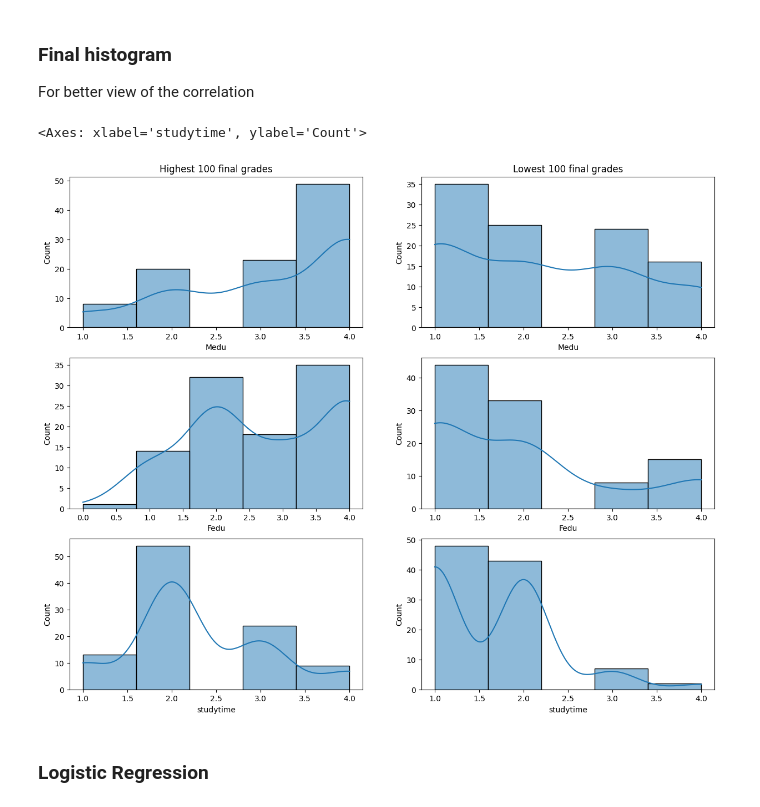
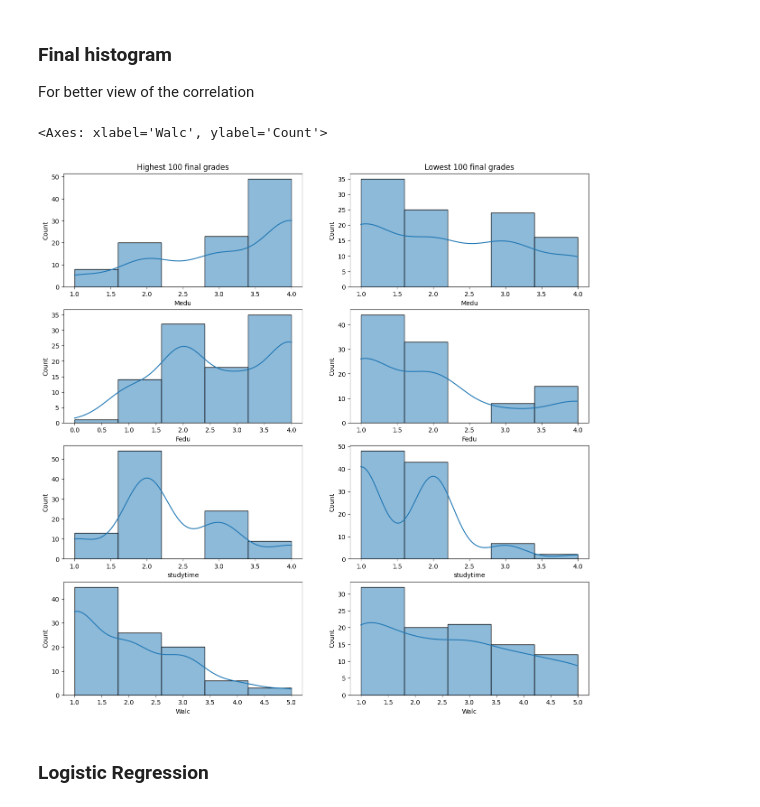
Before and after one commit to VBritis/EDA-StudentPerformance, a Jupyter notebook: EDA.ipynb, the cells around one changed output. Drawn from its saved outputs; the diff is of its cells as text; code cells hidden in the pictures.

```diff
--- a/EDA.ipynb
+++ b/EDA.ipynb
@@ -333,29 +333,35 @@ This plot above have a lot of great informations!
 ### Final histogram
 For better view of the correlation
 # %%
-plt.figure(figsize=(15,12))
-plt.subplot(3,2,1)
+plt.figure(figsize=(15,15))
+plt.subplot(4,2,1)
 plt.title('Highest 100 final grades')
 sns.histplot(df_filteredH.head(100)['Medu'],bins=5,kde=True)
 
-plt.subplot(3,2,2)
+plt.subplot(4,2,2)
 plt.title('Lowest 100 final grades')
 sns.histplot(df_filteredH.tail(100)['Medu'],bins=5,kde=True)
 
-plt.subplot(3,2,3)
+plt.subplot(4,2,3)
 sns.histplot(df_filteredH.head(100)['Fedu'],bins=5,kde=True)
 
-plt.subplot(3,2,4)
+plt.subplot(4,2,4)
 sns.histplot(df_filteredH.tail(100)['Fedu'],bins=5,kde=True)
 
-plt.subplot(3,2,5)
+plt.subplot(4,2,5)
 sns.histplot(df_filteredH.head(100)['studytime'],bins=5,kde=True)
 
-plt.subplot(3,2,6)
+plt.subplot(4,2,6)
 sns.histplot(df_filteredH.tail(100)['studytime'],bins=5,kde=True)
+
+plt.subplot(4,2,7)
+sns.histplot(df_filteredH.head(100)['Walc'],bins=5,kde=True)
+
+plt.subplot(4,2,8)
+sns.histplot(df_filteredH.tail(100)['Walc'],bins=5,kde=True)
 # %% [output]
-<Axes: xlabel='studytime', ylabel='Count'>
+<Axes: xlabel='Walc', ylabel='Count'>
-[figure, old version]
+[figure, new version]
 # %% [markdown]
 ### Logistic Regression
 # %%
```
